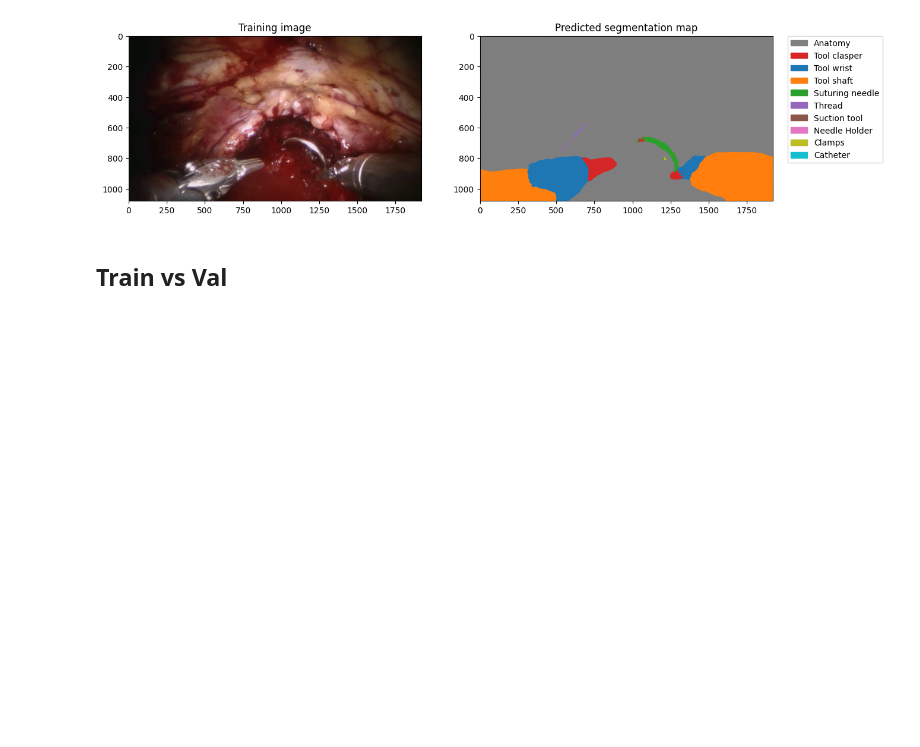
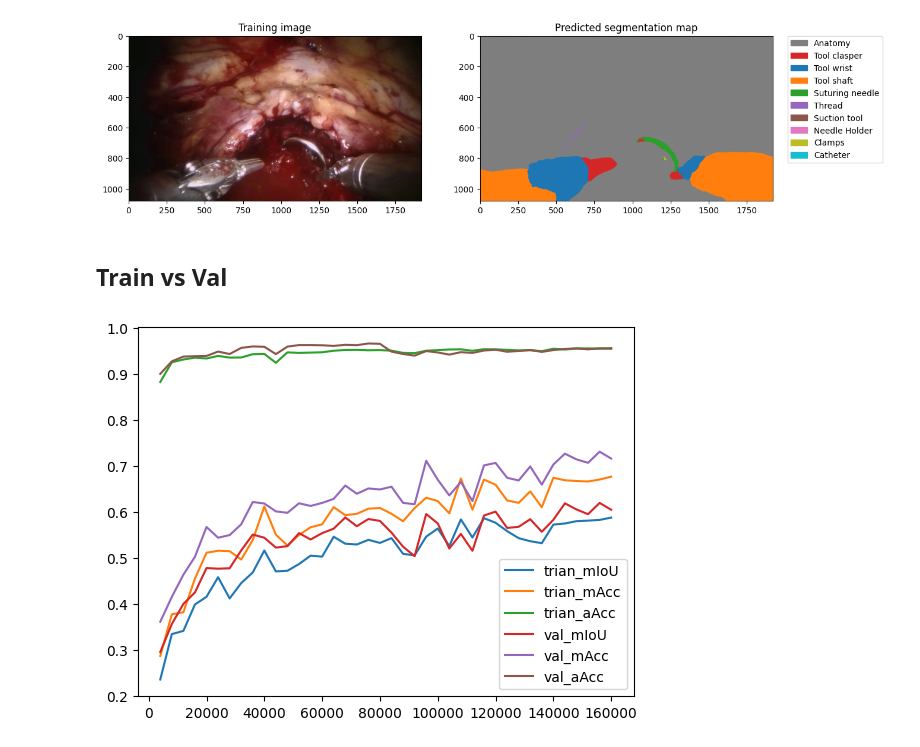
Before and after one commit to yhdeng-ryan/Segformer_RARP50, a Jupyter notebook: work_dirs/view_results.ipynb, the cells around one changed output. Saved outputs shown, nothing was run; the diff lists cells and outputs as text; code cells hidden in the pictures; blank space fills up the shorter version.

```diff
--- a/work_dirs/view_results.ipynb
+++ b/work_dirs/view_results.ipynb
@@ -232,3 +232,19 @@ def read_log(filename):
 
 
 train_class_iou, train_class_acc, train_global = read_log("test_train_results.txt")
+# %%
+import matplotlib.pyplot as plt
+
+plt.figure()
+x_axis = np.arange(4000, 160001, 4000)
+plt.plot(x_axis, train_global[:,0] / 100)
+plt.plot(x_axis, train_global[:,1] / 100)
+plt.plot(x_axis, train_global[:,2] / 100)
+plt.plot(val_iter, val_miou)
+plt.plot(val_iter, val_macc)
+plt.plot(val_iter, val_aacc)
+plt.legend(['trian_mIoU', 'trian_mAcc', 'trian_aAcc',
+            'val_mIoU', 'val_mAcc', 'val_aAcc'])
+plt.show()
+# %% [output]
+[figure, added]
```
